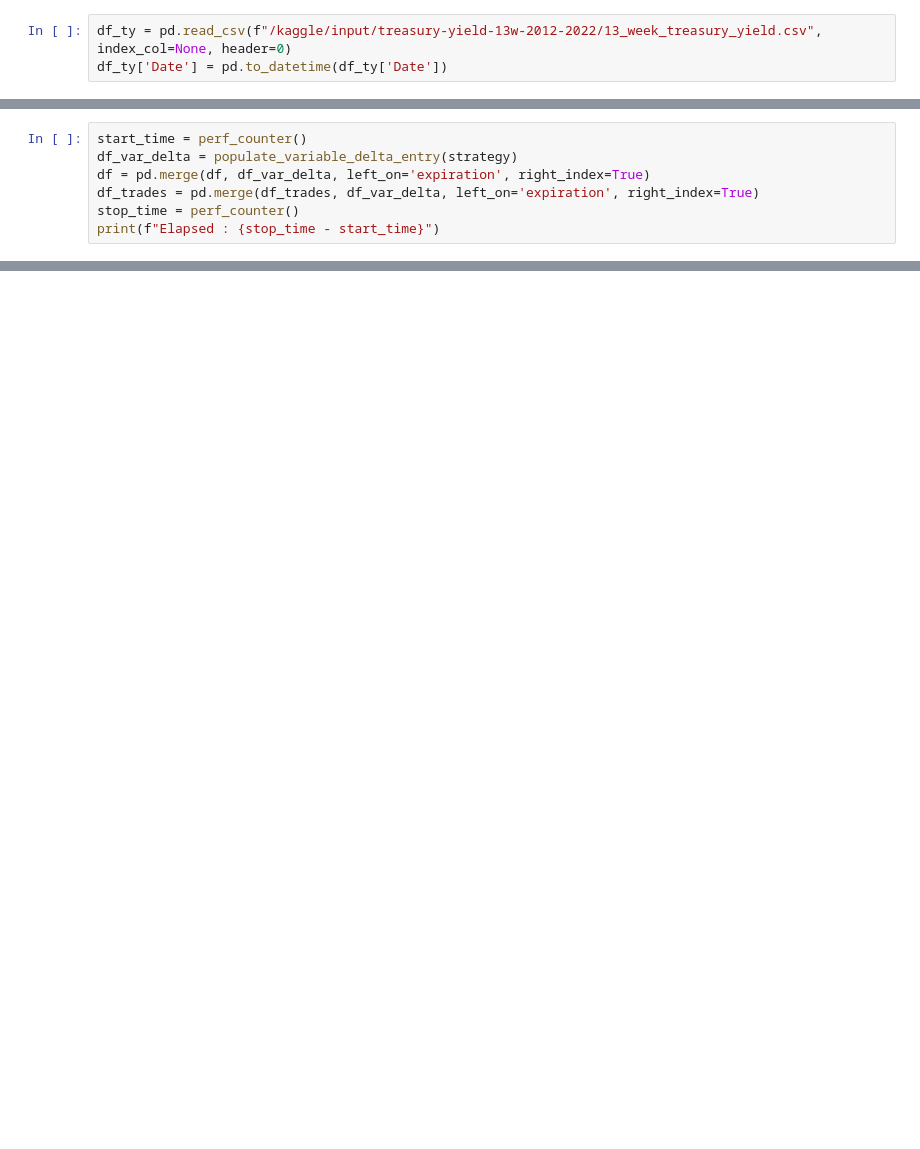
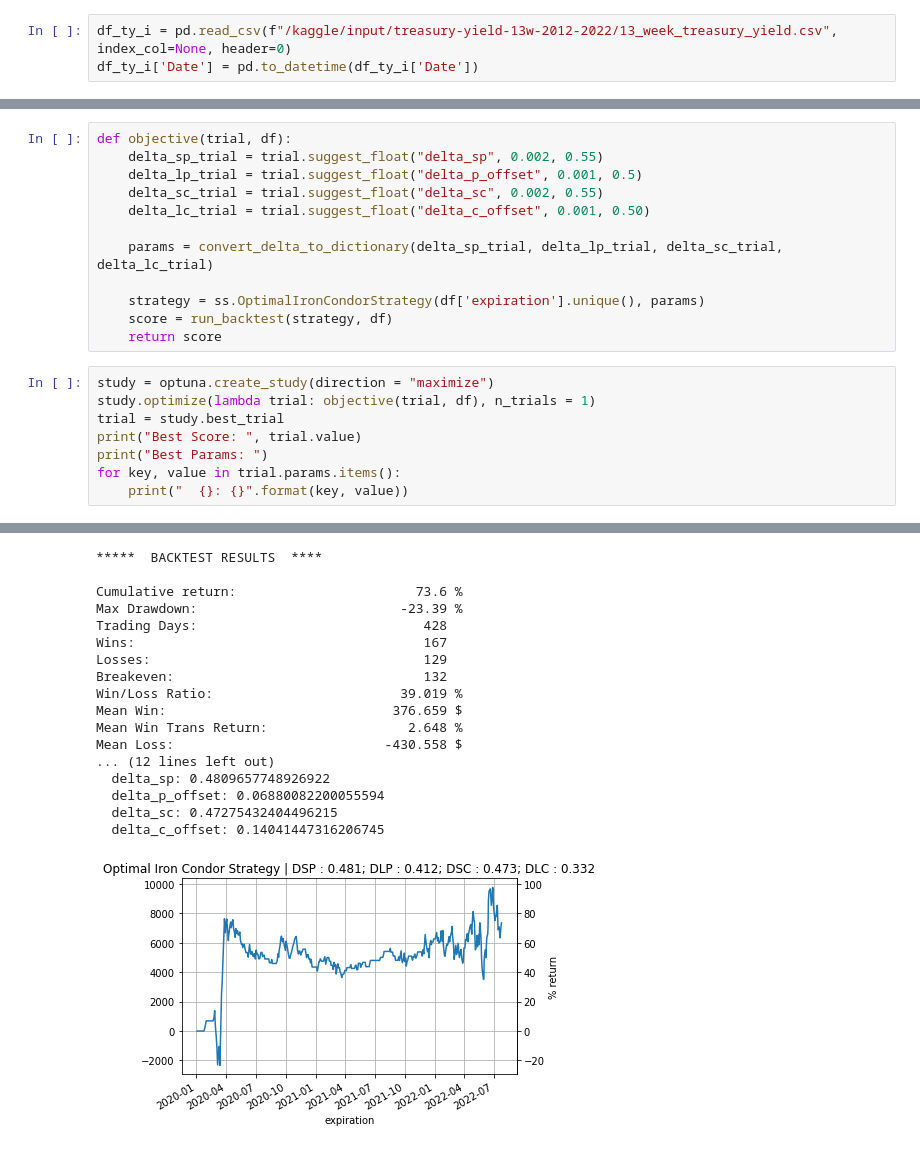
Before and after one commit to jcurtiswebb/SPXoptions-put-backtesting, a Jupyter notebook: spx-option-spread-backtester.ipynb, the cells around one changed output, grey strips where cells are left out. Cells and saved outputs as stored; diff of their text form; blank space fills up the shorter version.

Commit message:
Kaggle Notebook | SPX Option Spread Backtester | Version 17

```diff
--- a/spx-option-spread-backtester.ipynb
+++ b/spx-option-spread-backtester.ipynb
@@ -44,3 +53,3 @@ strategy = ss.StaticStrategyTest(df['expiration'].unique())
 # %%
-df_ty = pd.read_csv(f"/kaggle/input/treasury-yield-13w-2012-2022/13_week_treasury_yield.csv", index_col=None, header=0)
-df_ty['Date'] = pd.to_datetime(df_ty['Date'])
+df_ty_i = pd.read_csv(f"/kaggle/input/treasury-yield-13w-2012-2022/13_week_treasury_yield.csv", index_col=None, header=0)
+df_ty_i['Date'] = pd.to_datetime(df_ty_i['Date'])
@@ -186,7 +217,0 @@ def populate_variable_delta_entry(strategy):
-# %%
-start_time = perf_counter()
-df_var_delta = populate_variable_delta_entry(strategy)
-df = pd.merge(df, df_var_delta, left_on='expiration', right_index=True)
-df_trades = pd.merge(df_trades, df_var_delta, left_on='expiration', right_index=True)
-stop_time = perf_counter()
-print(f"Elapsed : {stop_time - start_time}")
@@ -502,0 +218,21 @@ Sharpe Ratio with RF STD:               0.542
+# %%
+def objective(trial, df):
+    delta_sp_trial = trial.suggest_float("delta_sp", 0.002, 0.55)
+    delta_lp_trial = trial.suggest_float("delta_p_offset", 0.001, 0.5)
+    delta_sc_trial = trial.suggest_float("delta_sc", 0.002, 0.55)
+    delta_lc_trial = trial.suggest_float("delta_c_offset", 0.001, 0.50)
+
+    params = convert_delta_to_dictionary(delta_sp_trial, delta_lp_trial, delta_sc_trial, delta_lc_trial)
+
+    strategy = ss.OptimalIronCondorStrategy(df['expiration'].unique(), params)
+    score = run_backtest(strategy, df)
+    return score
+# %%
+study = optuna.create_study(direction = "maximize")
+study.optimize(lambda trial: objective(trial, df), n_trials = 1)
+trial = study.best_trial
+print("Best Score: ", trial.value)
+print("Best Params: ")
+for key, value in trial.params.items():
+    print("  {}: {}".format(key, value))
+# %% [output]
@@ -502,0 +259,18 @@ Sharpe Ratio with RF STD:               0.542
+*****  BACKTEST RESULTS  ****
+
+Cumulative return:                       73.6 %
+Max Drawdown:                          -23.39 %
+Trading Days:                             428
+Wins:                                     167
+Losses:                                   129
+Breakeven:                                132
+Win/Loss Ratio:                        39.019 %
+Mean Win:                             376.659 $
+Mean Win Trans Return:                  2.648 %
+Mean Loss:                           -430.558 $
+... (12 lines left out)
+  delta_sp: 0.4809657748926922
+  delta_p_offset: 0.06880082200055594
+  delta_sc: 0.47275432404496215
+  delta_c_offset: 0.14041447316206745
+[figure, added]
```
Also changed, not shown: parts of 19 cells of this notebook.
